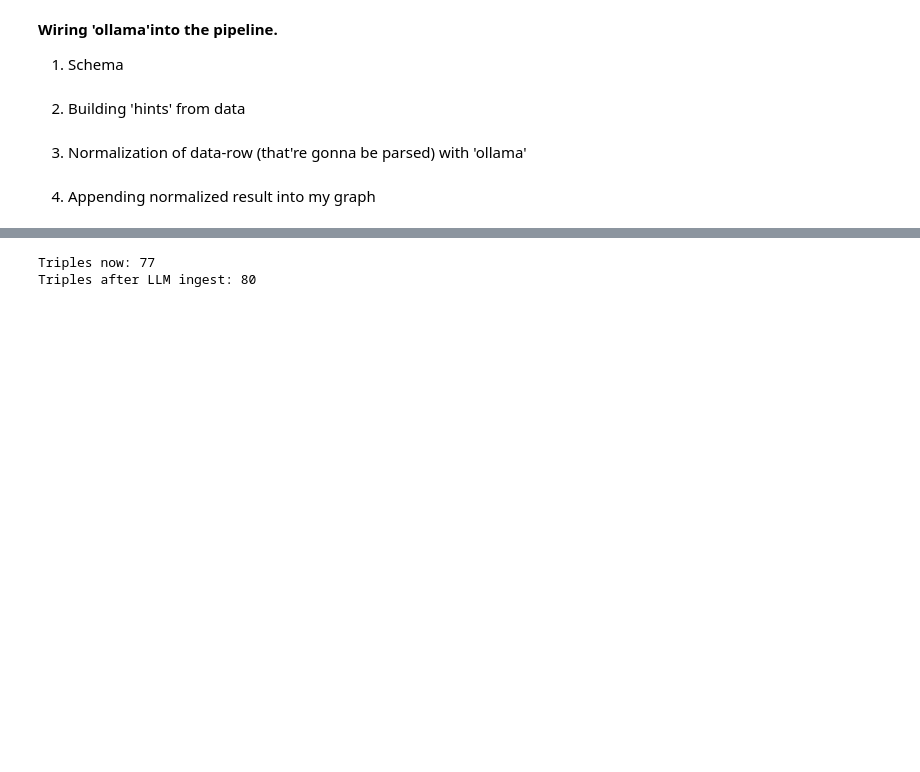
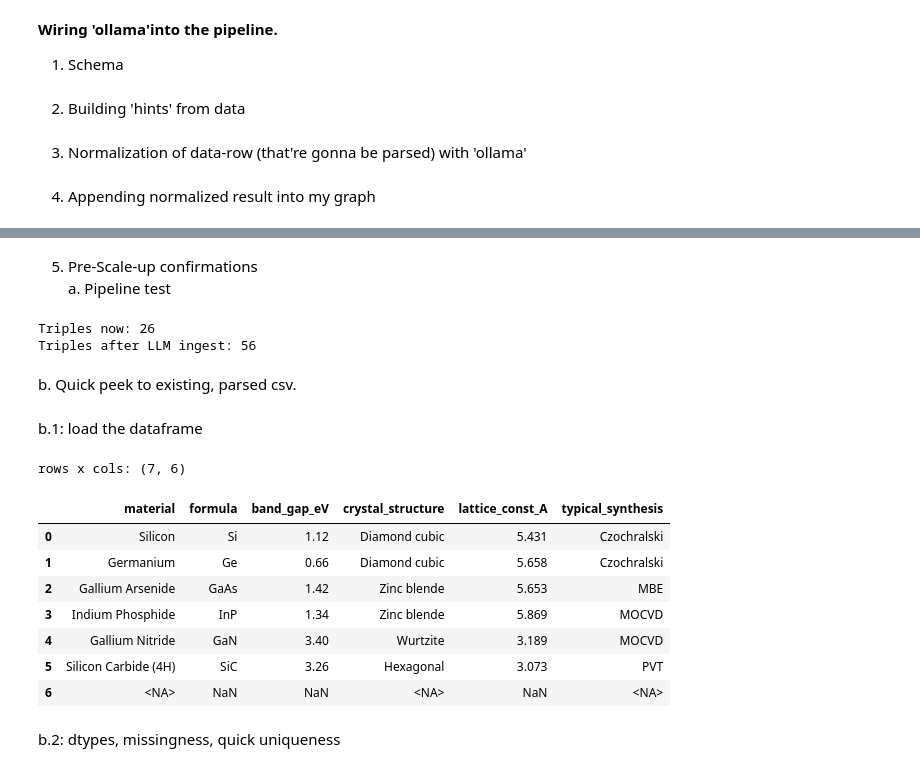
Before and after one commit to submerged-in-matrix/Semantic_models_for-MSE, a Jupyter notebook: notebooks/build_mini_mkg.ipynb, the cells around one changed output, grey strips where cells are left out. Cells and saved outputs as stored; diff of their text form; code cells hidden in the pictures; blank space fills up the shorter version.

```diff
--- a/notebooks/build_mini_mkg.ipynb
+++ b/notebooks/build_mini_mkg.ipynb
@@ -448,16 +465,19 @@ def ingest_normalized_row(nr: RowOut, idx: int = 0):
+# %% [markdown]
+5. Pre-Scale-up confirmations
+a. Pipeline test
 # %%
 # single example
 sample = df.iloc[0].to_dict()
 nr = normalize_row_with_ollama(sample)
-ingest_normalized_row(nr)
+ingest_normalized_row(nr, idx=0)
 print("Triples now:", len(g))
 
 # small batch (e.g., first 5 rows)
-for _, r in df.head(5).iterrows():
+for i, r in df.head(5).iterrows():
     nr = normalize_row_with_ollama(r.to_dict())
-    ingest_normalized_row(nr)
+    ingest_normalized_row(nr, idx=i)
 
 print("Triples after LLM ingest:", len(g))
 # %% [output]
-Triples now: 77
-Triples after LLM ingest: 80
+Triples now: 26
+Triples after LLM ingest: 56
@@ -463,0 +488,34 @@ Triples after LLM ingest: 80
+# %% [markdown]
+b. Quick peek to existing, parsed csv.
+# %% [markdown]
+b.1: load the dataframe
+# %%
+import pandas as pd
+import numpy as np
+
+# if df already exists, keep it; else read it in consistently
+try:
+    df
+    assert all(c in df.columns for c in ["material","crystal_structure","typical_synthesis","band_gap_eV","lattice_const_A"])
+except:
+    # NOTE: DATA should already point to your CSV path from earlier cells.
+    # if not, set DATA = "path/to/semiconductors_small.csv"
+    STRING_COLS = ["material", "crystal_structure", "typical_synthesis"]
+    df = pd.read_csv(DATA, dtype={col: "string" for col in STRING_COLS})
+    df["band_gap_eV"]     = pd.to_numeric(df.get("band_gap_eV"), errors="coerce")
+    df["lattice_const_A"] = pd.to_numeric(df.get("lattice_const_A"), errors="coerce")
+
+print("rows x cols:", df.shape)
+df.head(8)
+# %% [output]
+rows x cols: (7, 6)
+|  | material | formula | band_gap_eV | crystal_structure | lattice_const_A | typical_synthesis |
+| 0 | Silicon | Si | 1.12 | Diamond cubic | 5.431 | Czochralski |
+| 1 | Germanium | Ge | 0.66 | Diamond cubic | 5.658 | Czochralski |
+| 2 | Gallium Arsenide | GaAs | 1.42 | Zinc blende | 5.653 | MBE |
+| 3 | Indium Phosphide | InP | 1.34 | Zinc blende | 5.869 | MOCVD |
+| 4 | Gallium Nitride | GaN | 3.40 | Wurtzite | 3.189 | MOCVD |
+| 5 | Silicon Carbide (4H) | SiC | 3.26 | Hexagonal | 3.073 | PVT |
+| 6 | <NA> | NaN | NaN | <NA> | NaN | <NA> |
+# %% [markdown]
+b.2: dtypes, missingness, quick uniqueness
```
Also changed, not shown: parts of 25 cells of this notebook, 3 other files.
